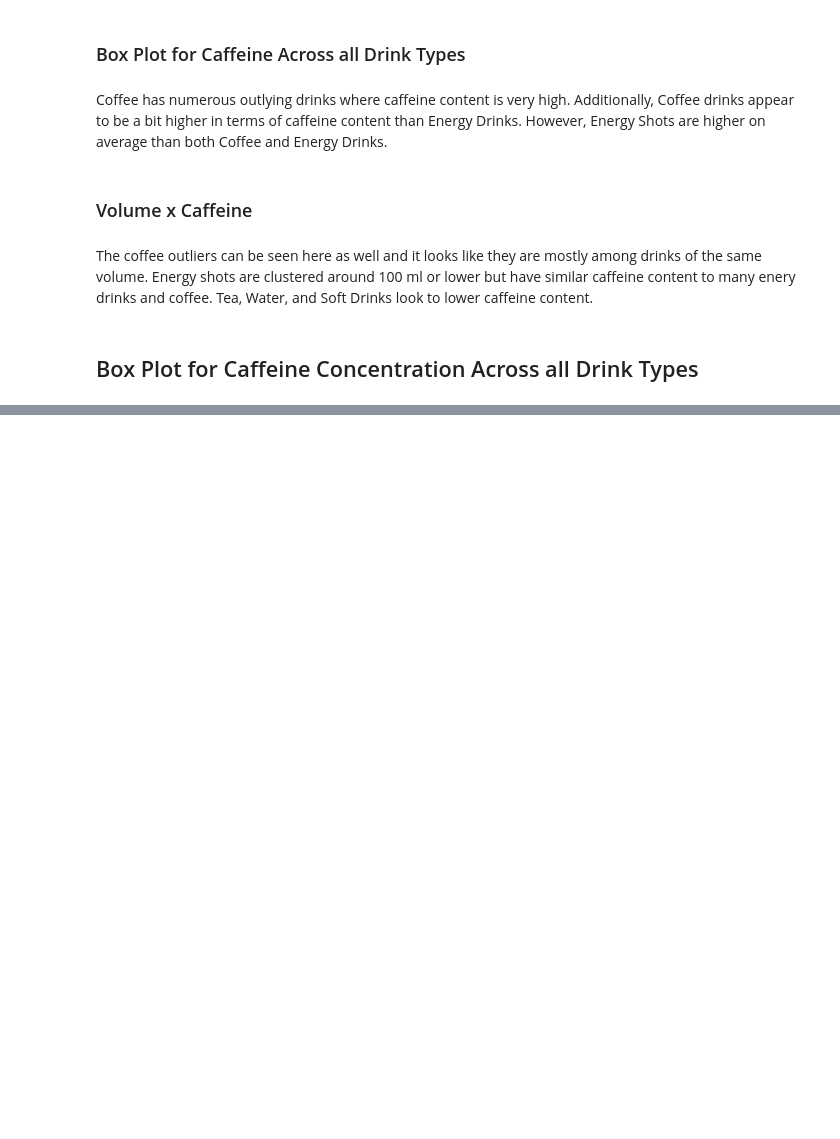
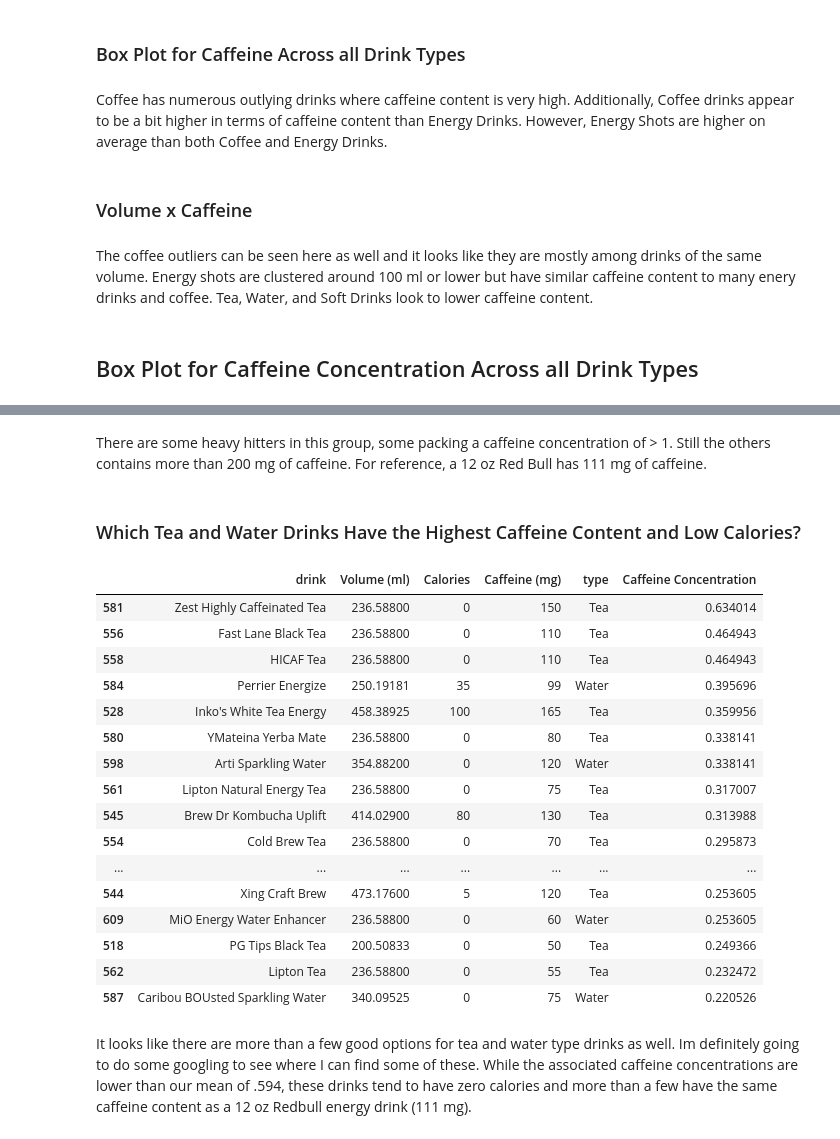
Before and after one commit to ribbit56/caffeine, a Jupyter notebook: Caffeine Plotly.ipynb, the cells around one changed output, grey strips where cells are left out. Cells and saved outputs as stored; diff of their text form; code cells hidden in the pictures; blank space fills up the shorter version.

```diff
--- a/Caffeine Plotly.ipynb
+++ b/Caffeine Plotly.ipynb
@@ -305,0 +353,28 @@ tw_caffeine
+# %% [markdown]
+There are some heavy hitters in this group, some packing a caffeine concentration of > 1. Still the others contains more than 200 mg of caffeine. For reference, a 12 oz Red Bull has 111 mg of caffeine.
+# %% [markdown]
+### Which Tea and Water Drinks Have the Highest Caffeine Content and Low Calories?
+# %%
+healthy_tea_water = caffeine[(caffeine['Calories'] <= 100) & ((caffeine['type'] == 'Tea') | (caffeine['type'] == 'Water'))].sort_values(by=['Caffeine Concentration'], ascending=False).head(20)
+
+healthy_tea_water
+# %% [output]
+|  | drink | Volume (ml) | Calories | Caffeine (mg) | type | Caffeine Concentration |
+| 581 | Zest Highly Caffeinated Tea | 236.58800 | 0 | 150 | Tea | 0.634014 |
+| 556 | Fast Lane Black Tea | 236.58800 | 0 | 110 | Tea | 0.464943 |
+| 558 | HICAF Tea | 236.58800 | 0 | 110 | Tea | 0.464943 |
+| 584 | Perrier Energize | 250.19181 | 35 | 99 | Water | 0.395696 |
+| 528 | Inko's White Tea Energy | 458.38925 | 100 | 165 | Tea | 0.359956 |
+| 580 | YMateina Yerba Mate | 236.58800 | 0 | 80 | Tea | 0.338141 |
+| 598 | Arti Sparkling Water | 354.88200 | 0 | 120 | Water | 0.338141 |
+| 561 | Lipton Natural Energy Tea | 236.58800 | 0 | 75 | Tea | 0.317007 |
+| 545 | Brew Dr Kombucha Uplift | 414.02900 | 80 | 130 | Tea | 0.313988 |
+| 554 | Cold Brew Tea | 236.58800 | 0 | 70 | Tea | 0.295873 |
+| ... | ... | ... | ... | ... | ... | ... |
+| 544 | Xing Craft Brew | 473.17600 | 5 | 120 | Tea | 0.253605 |
+| 609 | MiO Energy Water Enhancer | 236.58800 | 0 | 60 | Water | 0.253605 |
+| 518 | PG Tips Black Tea | 200.50833 | 0 | 50 | Tea | 0.249366 |
+| 562 | Lipton Tea | 236.58800 | 0 | 55 | Tea | 0.232472 |
+| 587 | Caribou BOUsted Sparkling Water | 340.09525 | 0 | 75 | Water | 0.220526 |
+# %% [markdown]
+It looks like there are more than a few good options for tea and water type drinks as well. Im definitely going to do some googling to see where I can find some of these. While the associated caffeine concentrations are lower than our mean of .594, these drinks tend to have zero calories and more than a few have the same caffeine content as a 12 oz Redbull energy drink (111 mg).
```
Also changed, not shown: parts of 15 cells of this notebook.
